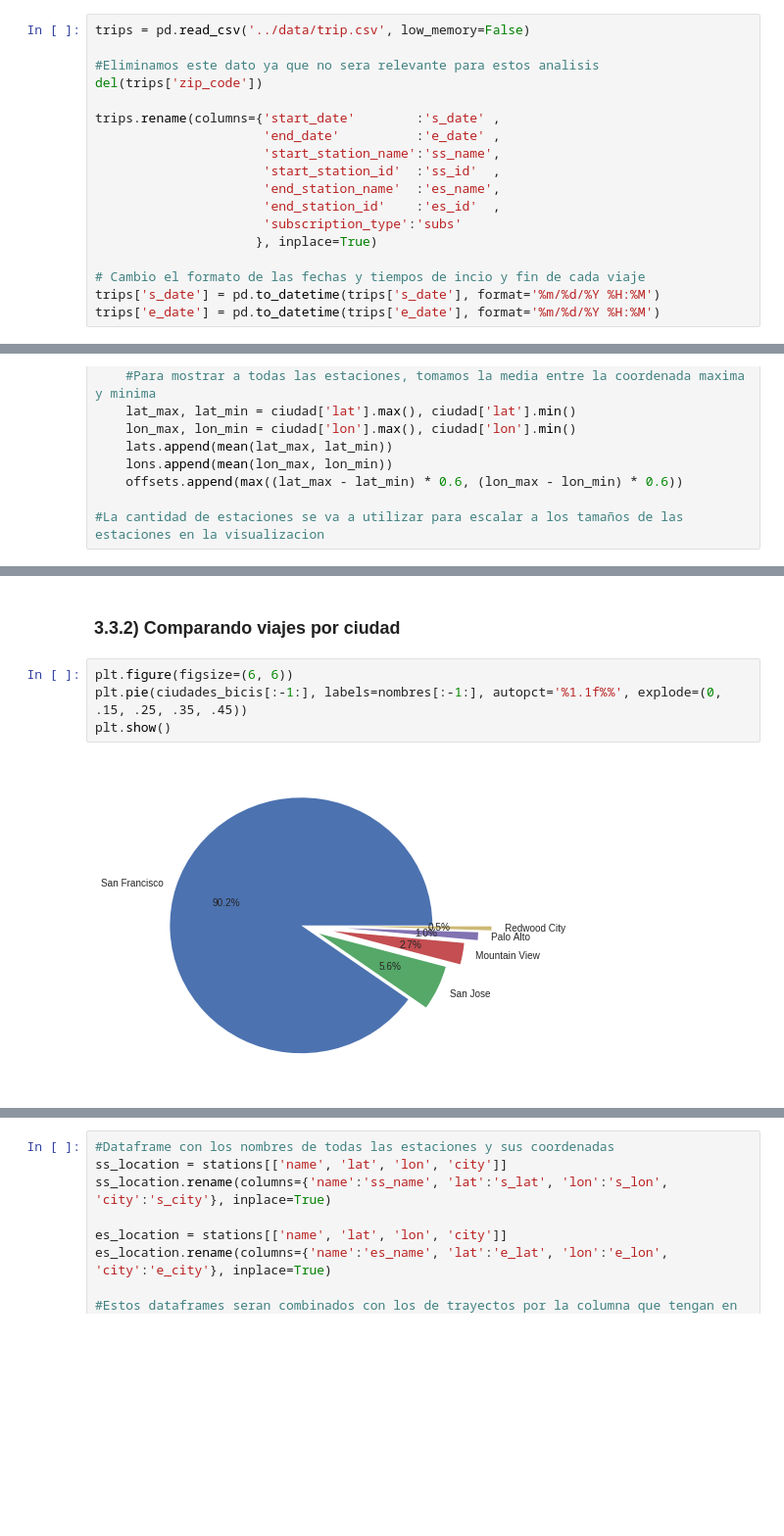
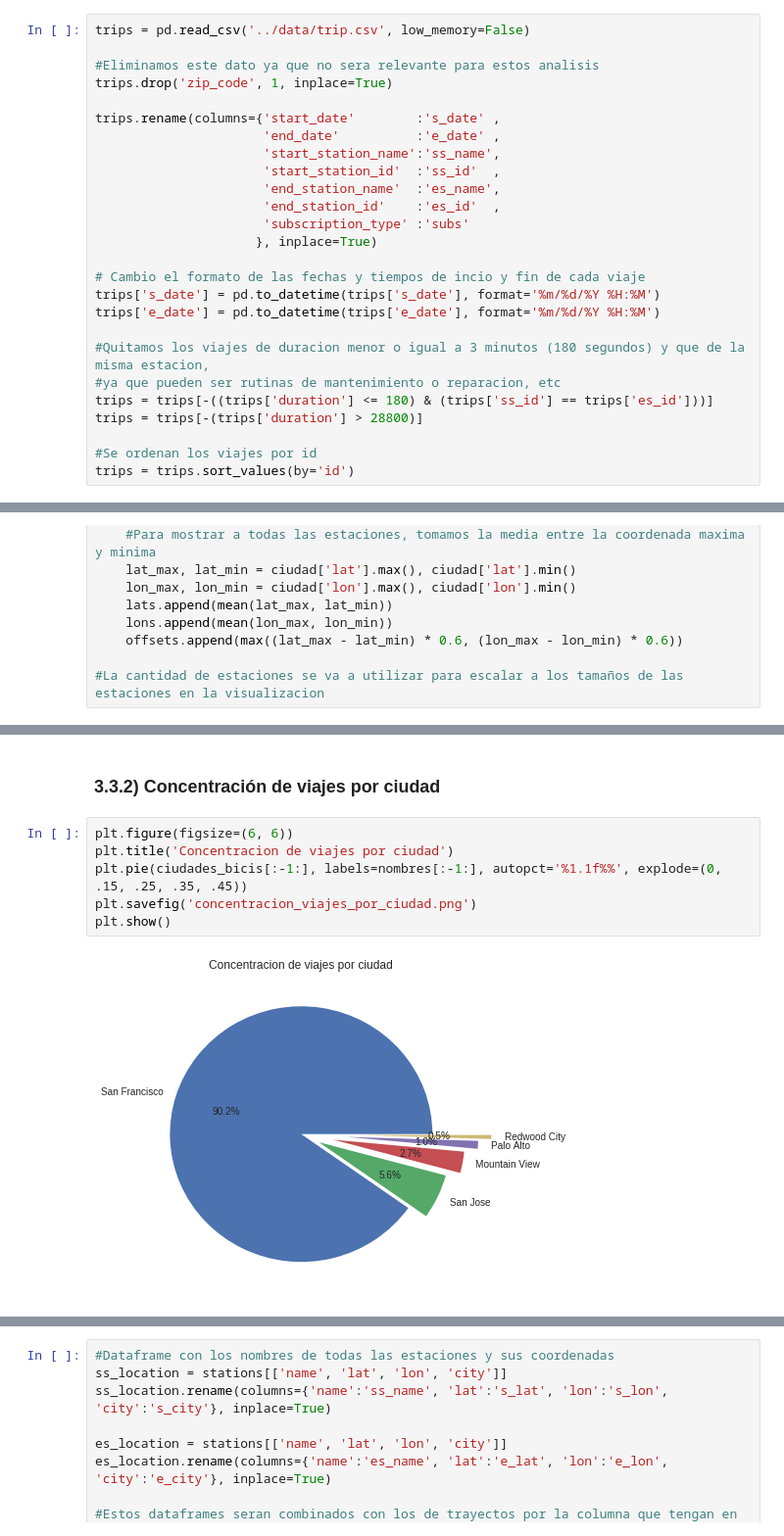
Before and after one commit to frisjon/tp1, a Jupyter notebook: notebooks/visu_viajes.ipynb, the cells around one changed output, grey strips where cells are left out. Shown at 98% size. Saved outputs shown, nothing was run; the diff lists cells and outputs as text; blank space fills up the shorter version.

```diff
--- a/notebooks/visu_viajes.ipynb
+++ b/notebooks/visu_viajes.ipynb
@@ -22,7 +22,7 @@ stations['date'] = pd.to_datetime(stations['date'])
 trips = pd.read_csv('../data/trip.csv', low_memory=False)
 
 #Eliminamos este dato ya que no sera relevante para estos analisis
-del(trips['zip_code'])
+trips.drop('zip_code', 1, inplace=True)
 
 trips.rename(columns={'start_date'        :'s_date' ,
                       'end_date'          :'e_date' ,
@@ -30,9 +30,17 @@ trips.rename(columns={'start_date'        :'s_date' ,
                       'start_station_id'  :'ss_id'  ,
                       'end_station_name'  :'es_name',
                       'end_station_id'    :'es_id'  ,
-                      'subscription_type':'subs'
+                      'subscription_type' :'subs'
                      }, inplace=True)
 
 # Cambio el formato de las fechas y tiempos de incio y fin de cada viaje
 trips['s_date'] = pd.to_datetime(trips['s_date'], format='%m/%d/%Y %H:%M')
 trips['e_date'] = pd.to_datetime(trips['e_date'], format='%m/%d/%Y %H:%M')
+
+#Quitamos los viajes de duracion menor o igual a 3 minutos (180 segundos) y que de la misma estacion,
+#ya que pueden ser rutinas de mantenimiento o reparacion, etc
+trips = trips[-((trips['duration'] <= 180) & (trips['ss_id'] == trips['es_id']))]
+trips = trips[-(trips['duration'] > 28800)]
+
+#Se ordenan los viajes por id
+trips = trips.sort_values(by='id')
@@ -186,10 +182,12 @@ for i in range(len(ciudades)):
 [figure]
 # %% [markdown]
-### 3.3.2) Comparando viajes por ciudad
+### 3.3.2) Concentración de viajes por ciudad
 # %%
 plt.figure(figsize=(6, 6))
+plt.title('Concentracion de viajes por ciudad')
 plt.pie(ciudades_bicis[:-1:], labels=nombres[:-1:], autopct='%1.1f%%', explode=(0, .15, .25, .35, .45))
+plt.savefig('concentracion_viajes_por_ciudad.png')
 plt.show()
 # %% [output]
-[figure, old version]
+[figure, new version]
 # %% [markdown]
```
Also changed, not shown: parts of 28 cells of this notebook.
